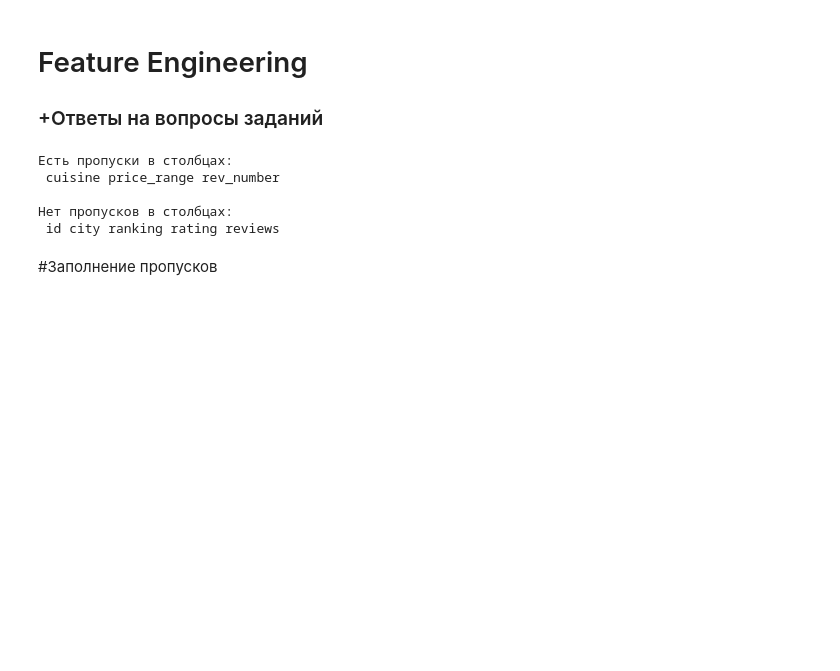
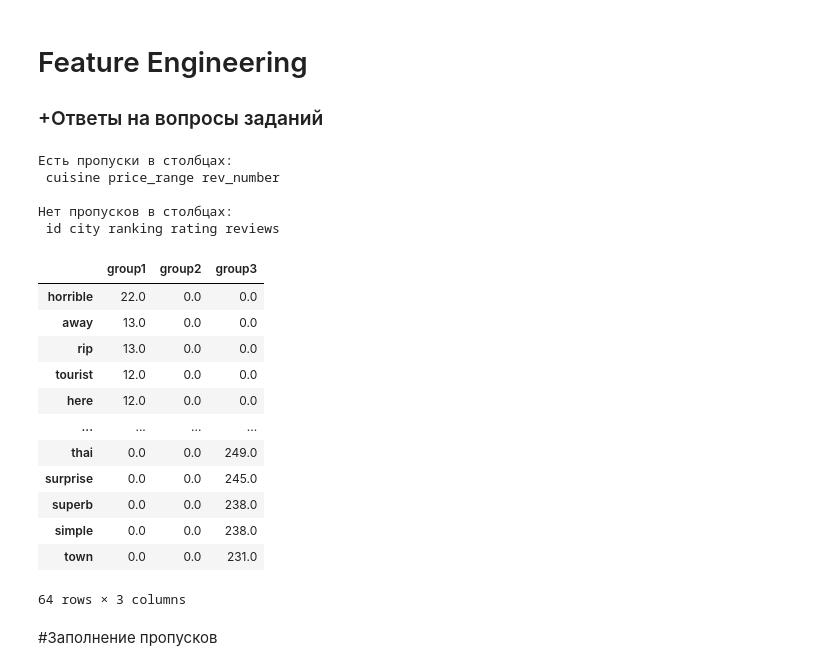
Before and after one commit to akitim/SkillFactory_projects, a Jupyter notebook: Проект_3_О_вкусной_и_здоровой_пище.ipynb, the cells around one changed output. Saved outputs shown, nothing was run; the diff lists cells and outputs as text; code cells hidden in the pictures; blank space fills up the shorter version.

```diff
--- a/Проект_3_О_вкусной_и_здоровой_пище.ipynb
+++ b/Проект_3_О_вкусной_и_здоровой_пище.ipynb
@@ -240,13 +240,13 @@ words_to_drop = ['', 'i', 'the', 'a', 'for', 'of', 'to', 'with', 'and', 'very',\
                  'but', 'in', 'off', 'was', 'your', 'my', 'do', 'if', 'all']
 word_occurence = pd.concat([group.drop(words_to_drop).head(N)\
                             for group in rev_groups], axis=1)
-word_occurence.columns = ['bad', 'average', 'good']
+word_occurence.columns = ['group' + f'{i+1}' for i in range(3)]
 word_occurence.fillna(0, inplace=True)
 
-word_occurence = word_occurence[word_occurence.apply(
-    lambda row: any([row.sum() == occ and occ for occ in row]),
-    axis=1
-)]
+# word_occurence = word_occurence[word_occurence.apply(
+#     lambda row: any([row.sum() == occ and occ for occ in row]),
+#     axis=1
+# )]
 
 group_words = [word_occurence[word_occurence[col] != 0].index.to_list()\
  for col in word_occurence.columns]
@@ -277,3 +273,19 @@ for i in range(len(b)):
+# %%
+word_occurence
+# %% [output]
+|  | group1 | group2 | group3 |
+| horrible | 22.0 | 0.0 | 0.0 |
+| away | 13.0 | 0.0 | 0.0 |
+| rip | 13.0 | 0.0 | 0.0 |
+| tourist | 12.0 | 0.0 | 0.0 |
+| here | 12.0 | 0.0 | 0.0 |
+| ... | ... | ... | ... |
+| thai | 0.0 | 0.0 | 249.0 |
+| surprise | 0.0 | 0.0 | 245.0 |
+| superb | 0.0 | 0.0 | 238.0 |
+| simple | 0.0 | 0.0 | 238.0 |
+| town | 0.0 | 0.0 | 231.0 |
+64 rows × 3 columns
 # %% [markdown]
 #Заполнение пропусков
 # %%
```
Also changed, not shown: parts of 1 cell of this notebook.
